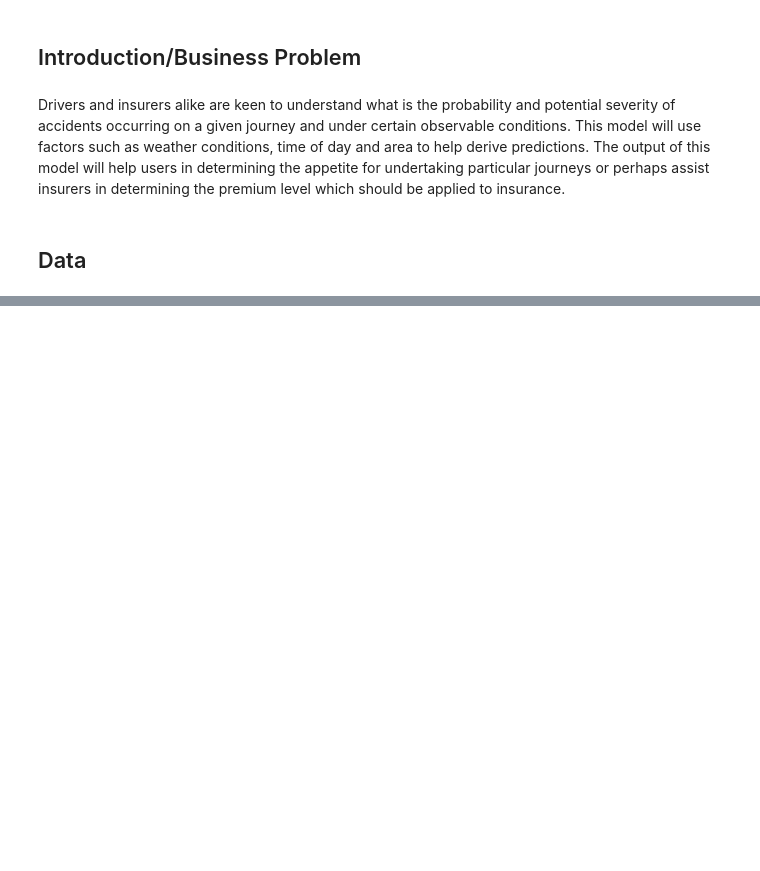
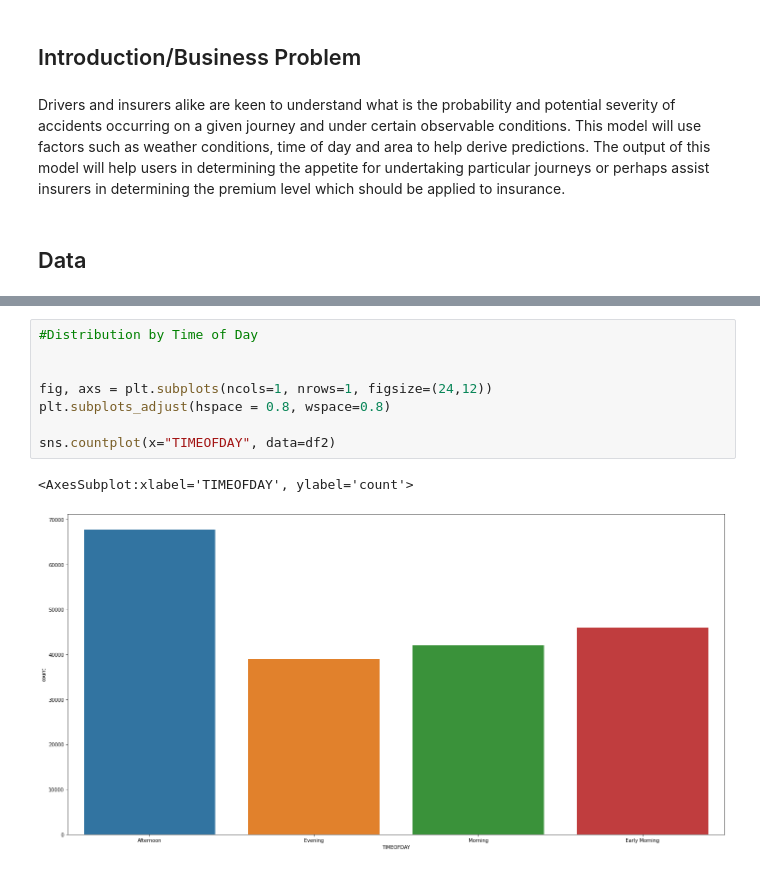
Before and after one commit to andymksin/Coursera_Capstone, a Jupyter notebook: Capstone Project.ipynb, the cells around one changed output, grey strips where cells are left out. Saved outputs shown, nothing was run; the diff lists cells and outputs as text; blank space fills up the shorter version.

```diff
--- a/Capstone Project.ipynb
+++ b/Capstone Project.ipynb
@@ -27,0 +198,11 @@ Severity Descriptions
+# %%
+#Distribution by Time of Day
+
+
+fig, axs = plt.subplots(ncols=1, nrows=1, figsize=(24,12))
+plt.subplots_adjust(hspace = 0.8, wspace=0.8)
+
+sns.countplot(x="TIMEOFDAY", data=df2)
+# %% [output]
+<AxesSubplot:xlabel='TIMEOFDAY', ylabel='count'>
+[figure, added]
```
Also changed, not shown: parts of 32 cells of this notebook.
